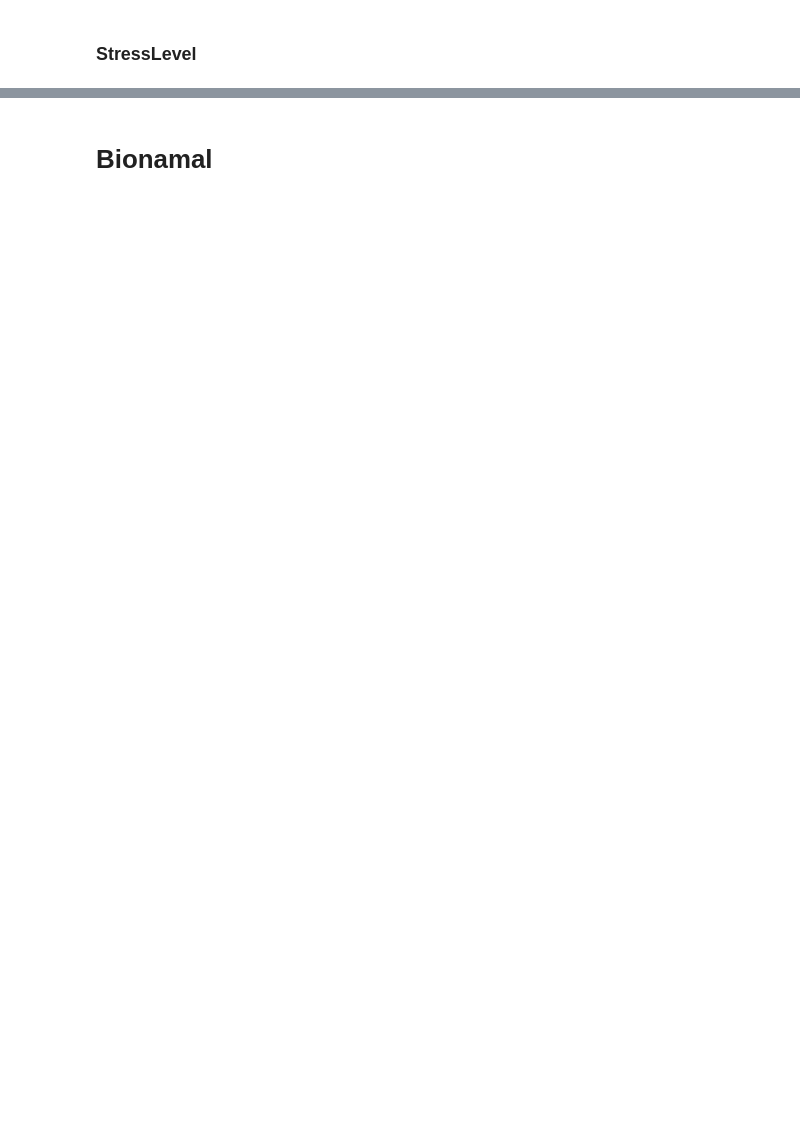
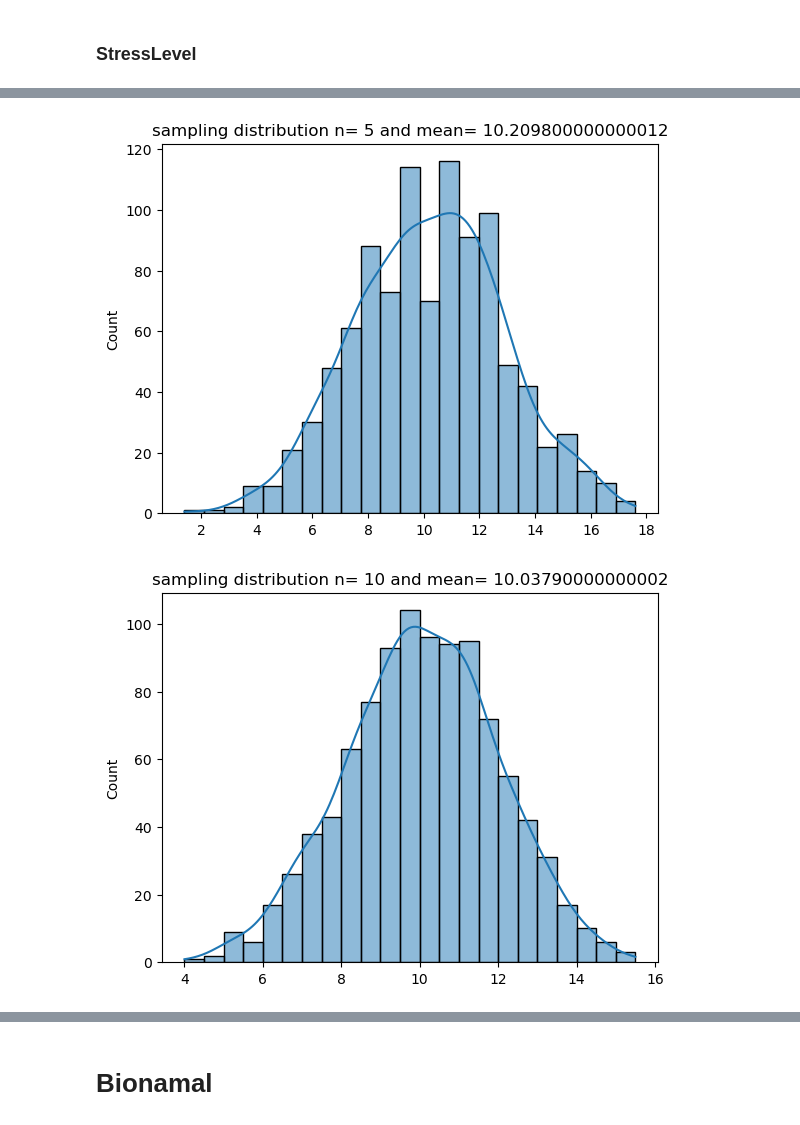
Before and after one commit to 2026378-coder/Statistical-Techniques-for-Data-Analysis-2026, a Jupyter notebook: Assignmnet.ipynb, the cells around one changed output, grey strips where cells are left out. Drawn from its saved outputs; the diff is of its cells as text; code cells hidden in the pictures; blank space fills up the shorter version.

```diff
--- a/Assignmnet.ipynb
+++ b/Assignmnet.ipynb
@@ -381,0 +480,11 @@ Wh Simulated SD of sample means: 1.1011658380206106
+# %%
+n = 30
+means_wh = []
+for i in range(1000):
+    sample_sl = data_sl.sample(n=n, replace=True)
+    means.append(sample.mean())
+
+print('Mean_sl:', data_sl.mean())
+print('Sl Mean of sample means :', np.mean(means))
+print('Sl heoretical SE:', data_sl.std() / np.sqrt(n))
+print('Sl Simulated SD of sample means:', np.std(means, ddof=1))
@@ -381,0 +511,17 @@ Wh Simulated SD of sample means: 1.1011658380206106
+# %%
+sample_size=[5, 10, 15, 20, 25, 30]
+for size in sample_size:
+    means=[]
+    for i in range(1000):
+        sample_yc=data_yc.sample(n=size, replace=True)
+        mean=sample_yc.mean()
+        means.append(mean)
+
+    means
+    sns.histplot(means ,kde=True)
+    dist_mean_wh= sum(means)/len(means)
+    plt.title(f'sampling distribution n= {size} and mean= {dist_mean_wh}')
+    plt.show()
+# %% [output]
+[figure, added]
+[figure, added]
```
Also changed, not shown: parts of 35 cells of this notebook.
